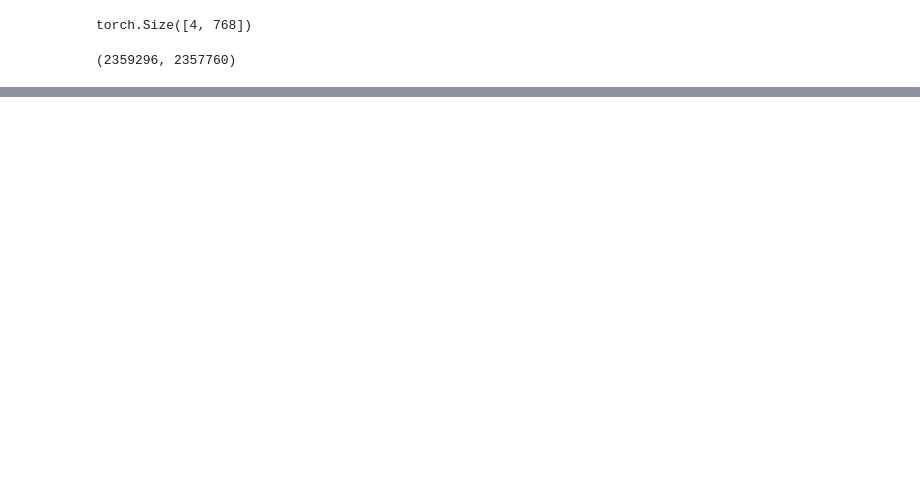
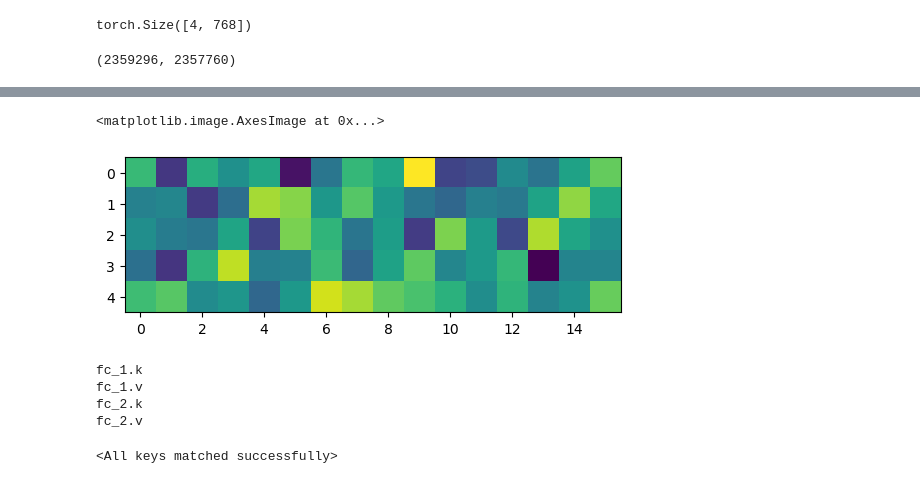
Before and after one commit to alxndrTL/modded-nanogpt, a Jupyter notebook: test_tokenformer.ipynb, the cells around one changed output, grey strips where cells are left out. Drawn from its saved outputs; the diff is of its cells as text; code cells hidden in the pictures; blank space fills up the shorter version.

Commit message:
save/load logic

```diff
--- a/test_tokenformer.ipynb
+++ b/test_tokenformer.ipynb
@@ -43,0 +95,5 @@ d1*d2, sum(p.numel() for p in pattention.parameters())
+# %%
+plt.imshow(model.fc_2.k.data)
+# %% [output]
+<matplotlib.image.AxesImage at 0x...>
+[figure, added]
@@ -43,0 +102,9 @@ d1*d2, sum(p.numel() for p in pattention.parameters())
+# %%
+model2 = MyModel(N1=20, N2=14)
+model2.load_state_dict(torch.load('model.pth'), strict=False)
+# %% [output]
+fc_1.k
+fc_1.v
+fc_2.k
+fc_2.v
+<All keys matched successfully>
```
Also changed, not shown: parts of 8 cells of this notebook, 2 other files.
